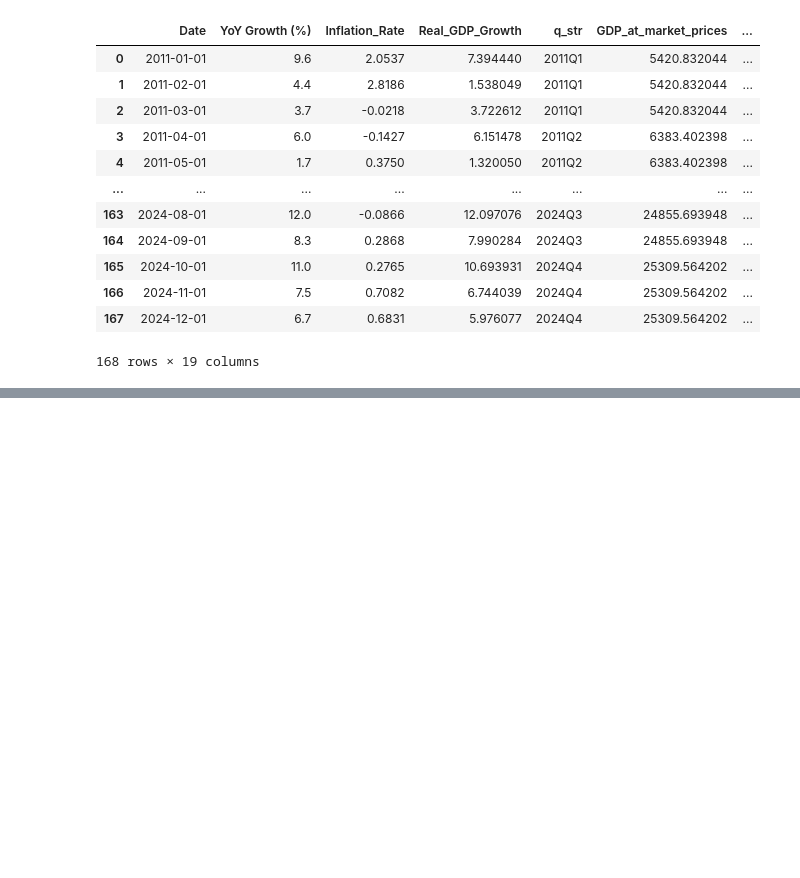
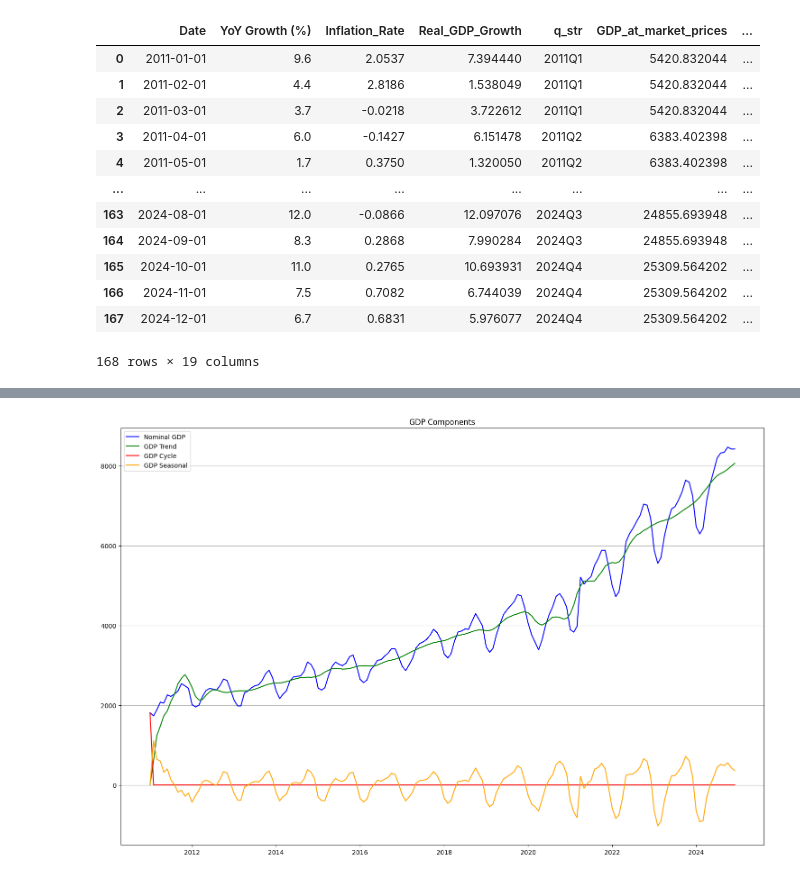
Before and after one commit to DavitGamtenadze/ISET_CPD_Business_Cycle, a Jupyter notebook: notebooks/CPD_of_business_cycles.ipynb, the cells around one changed output, grey strips where cells are left out. Drawn from its saved outputs; the diff is of its cells as text; code cells hidden in the pictures; blank space fills up the shorter version.

```diff
--- a/notebooks/CPD_of_business_cycles.ipynb
+++ b/notebooks/CPD_of_business_cycles.ipynb
@@ -54,3 +46,5 @@ gdp_data
 | 166 | 2024-11-01 | 7.5 | 0.7082 | 6.744039 | 2024Q4 | 25309.564202 | ... |
 | 167 | 2024-12-01 | 6.7 | 0.6831 | 5.976077 | 2024Q4 | 25309.564202 | ... |
 168 rows × 19 columns
+# %%
+gdp_data = gdp_data.drop(['q_str', 'GDP_at_market_prices', 'GDP per capita in GEL', 'GDP per capita, USD', 'GDP in mil. USD',], axis=1) # these columns are not needed
@@ -56,0 +158,21 @@ gdp_data
+# %%
+import matplotlib.pyplot as plt
+
+plt.figure(figsize=(15,10))
+
+plt.plot(df.index, df['GDP_at_market_prices_monthly'], label='Nominal GDP', color='blue')
+plt.plot(df.index, df['KF_trend'], label='GDP Trend', color='green')
+plt.plot(df.index, df['KF_cycle'], label='GDP Cycle', color='red')
+plt.plot(df.index, df['KF_seasonal'], label='GDP Seasonal', color='orange')
+
+plt.title('GDP Components')
+plt.legend()
+plt.grid(True)
+
+plt.tight_layout()
+plt.grid(False, axis='x')
+
+
+plt.show()
+# %% [output]
+[figure, added]
```
Also changed, not shown: parts of 8 cells of this notebook, 2 other files.
